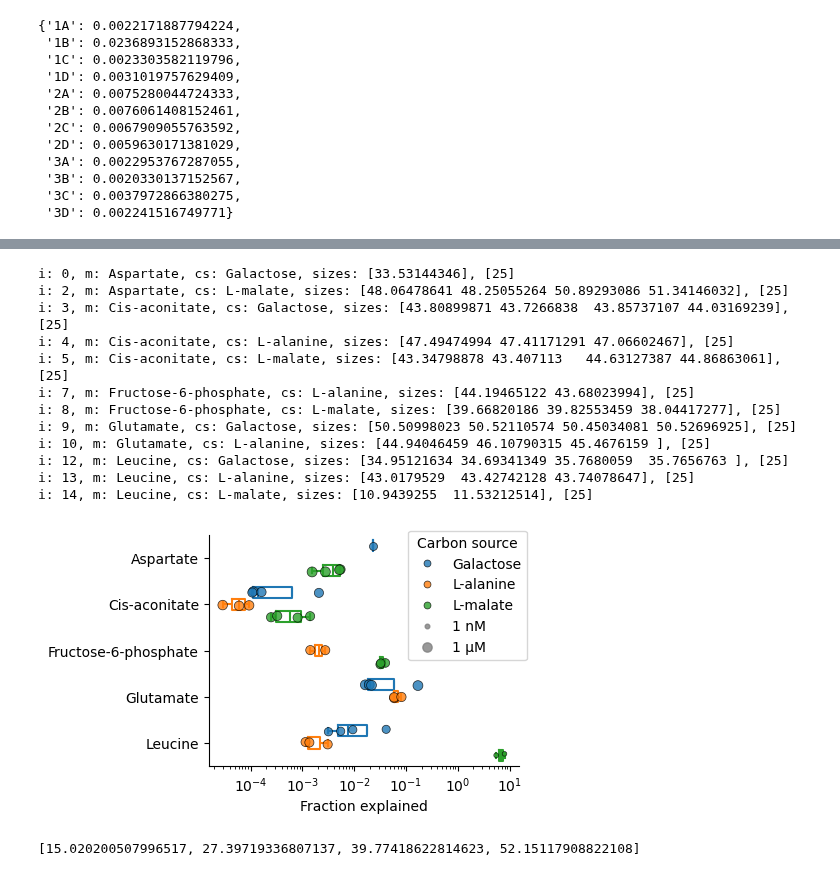
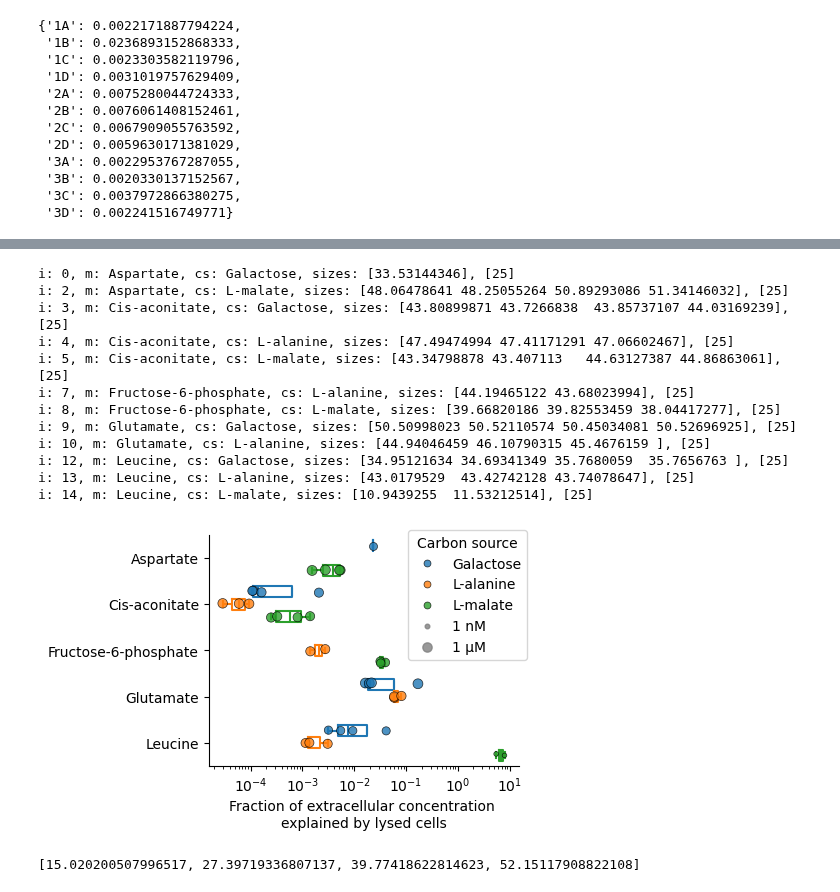
Before and after one commit to sulheim/metabolite-release, a Jupyter notebook: notebooks/4_death/paired_death.ipynb, the cells around one changed output, grey strips where cells are left out. Saved outputs shown, nothing was run; the diff lists cells and outputs as text; code cells hidden in the pictures.

```diff
--- a/notebooks/4_death/paired_death.ipynb
+++ b/notebooks/4_death/paired_death.ipynb
@@ -205,34 +205,35 @@ combined_handles = handles + size_handles
 combined_labels = labels + size_legend_labels
 
 # Add the combined legend to the plot
 ax.legend(
     combined_handles,
     combined_labels,
     title='Carbon source',
     loc="upper right",
     bbox_to_anchor=(1.05, 1.05),
     # ha = 'right',
     frameon=True
 )
 ax.set_xscale('log')
 ax.set_ylabel('')
+ax.set_xlabel('Fraction of extracellular concentration \nexplained by lysed cells')
 sns.despine()
 fig_fn = figure_folder / '2_paired_death_1.pdf'
 plt.savefig(fig_fn, bbox_inches='tight')
 # %% [output]
 i: 0, m: Aspartate, cs: Galactose, sizes: [33.53144346], [25]
 i: 2, m: Aspartate, cs: L-malate, sizes: [48.06478641 48.25055264 50.89293086 51.34146032], [25]
 i: 3, m: Cis-aconitate, cs: Galactose, sizes: [43.80899871 43.7266838  43.85737107 44.03169239], [25]
 i: 4, m: Cis-aconitate, cs: L-alanine, sizes: [47.49474994 47.41171291 47.06602467], [25]
 i: 5, m: Cis-aconitate, cs: L-malate, sizes: [43.34798878 43.407113   44.63127387 44.86863061], [25]
 i: 7, m: Fructose-6-phosphate, cs: L-alanine, sizes: [44.19465122 43.68023994], [25]
 i: 8, m: Fructose-6-phosphate, cs: L-malate, sizes: [39.66820186 39.82553459 38.04417277], [25]
 i: 9, m: Glutamate, cs: Galactose, sizes: [50.50998023 50.52110574 50.45034081 50.52696925], [25]
 i: 10, m: Glutamate, cs: L-alanine, sizes: [44.94046459 46.10790315 45.4676159 ], [25]
 i: 12, m: Leucine, cs: Galactose, sizes: [34.95121634 34.69341349 35.7680059  35.7656763 ], [25]
 i: 13, m: Leucine, cs: L-alanine, sizes: [43.0179529  43.42742128 43.74078647], [25]
 i: 14, m: Leucine, cs: L-malate, sizes: [10.9439255  11.53212514], [25]
-[figure, old version]
+[figure, new version]
 # %%
 size_legend_size
 # %% [output]
```
Also changed, not shown: parts of 1 cell of this notebook, 7 other files.
